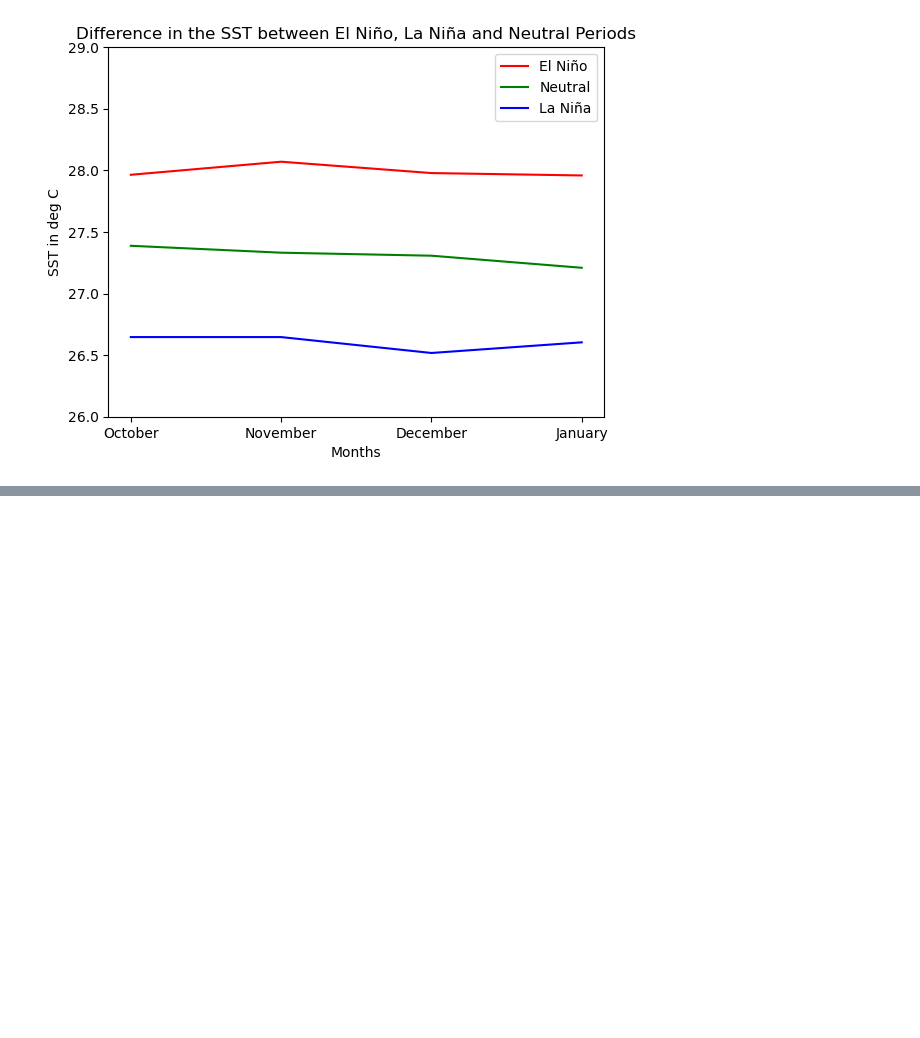
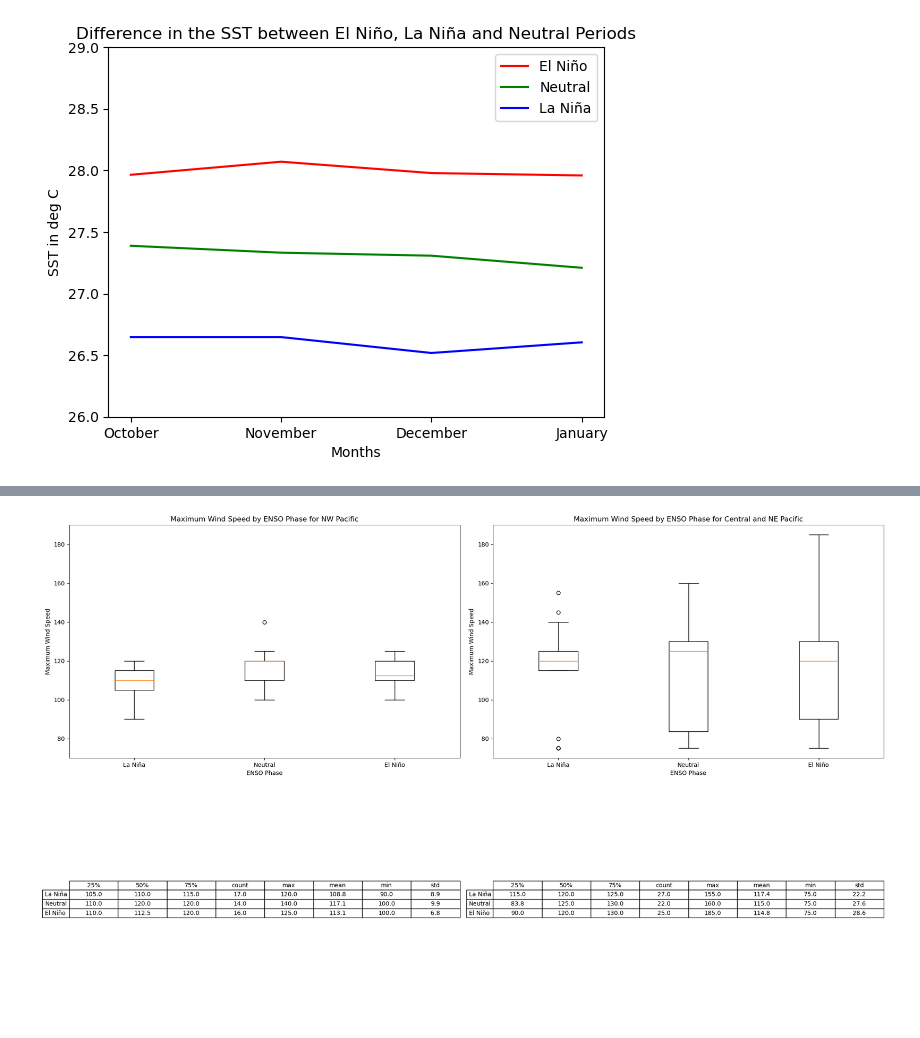
Before and after one commit to StanDobrev11/DataScience, a Jupyter notebook: Project/project.ipynb, the cells around one changed output, grey strips where cells are left out. Saved outputs shown, nothing was run; the diff lists cells and outputs as text; code cells hidden in the pictures; blank space fills up the shorter version.

```diff
--- a/Project/project.ipynb
+++ b/Project/project.ipynb
@@ -171,0 +241,36 @@ plt.show()
+# %%
+# function to plot the boxplot and tables
+ocean_area = ['NW', 'Central and NE']
+def plot_boxplot_and_table(dataset_array, tables_array, col_name, title, ylim=None):
+
+    fig, axs = plt.subplots(nrows=2, ncols=2, figsize=(20, 12))
+
+    for i, df in enumerate(dataset_array):
+        axs[0][i].boxplot([df[df['enso'] == -1][col_name],
+                         df[df['enso'] == 0][col_name],
+                         df[df['enso'] == 1][col_name]],
+                         labels=labels)
+        axs[0][i].set_title(f'{title} by ENSO Phase for {ocean_area[i]} Pacific')
+        axs[0][i].set_xlabel('ENSO Phase')
+        axs[0][i].set_ylabel(title)
+        if not ylim is None:
+            axs[0][i].set_ylim(ylim)
+
+    for i, dt in enumerate(tables_array):
+        axs[1][i].axis('tight')
+        axs[1][i].axis('off')
+        table = axs[1][i].table(cellText=dt.values.round(1),
+                     colLabels=dt.columns,
+                     rowLabels=labels,
+                     cellLoc='center', loc='center')
+
+    plt.tight_layout()
+    plt.show()
+# %%
+# Boxplot for Maximum Wind Speed
+dataset_boxplot = [jma_max_wind, nhc_max_wind]
+dataset_table = [jma_max_wind_stats, nhc_max_wind_stats]
+
+plot_boxplot_and_table(dataset_boxplot, dataset_table, 'max_wind_kn', 'Maximum Wind Speed', ylim=(70, 190))
+# %% [output]
+[figure, added]
```
Also changed, not shown: parts of 35 cells of this notebook, 4 other files.
